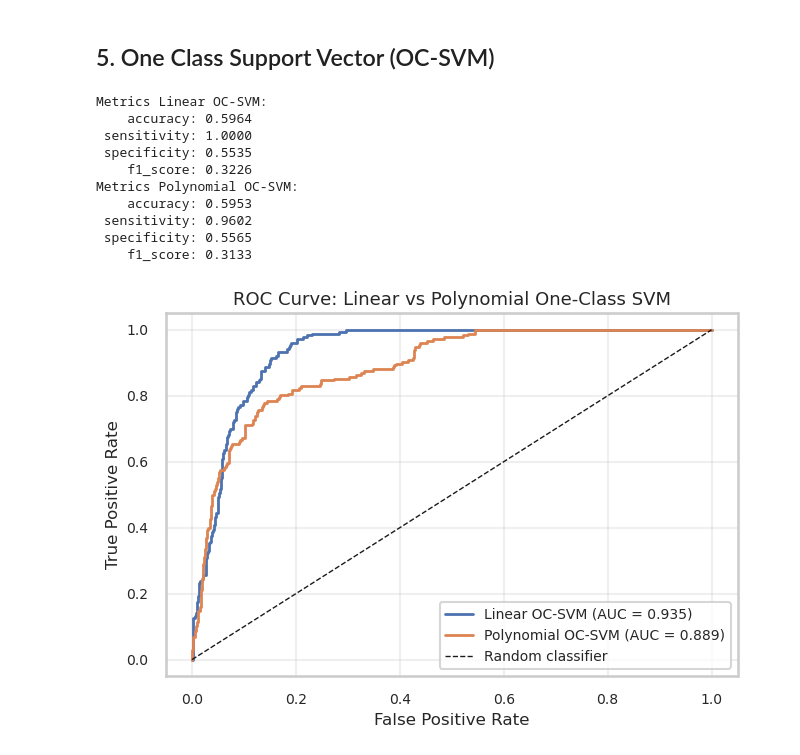
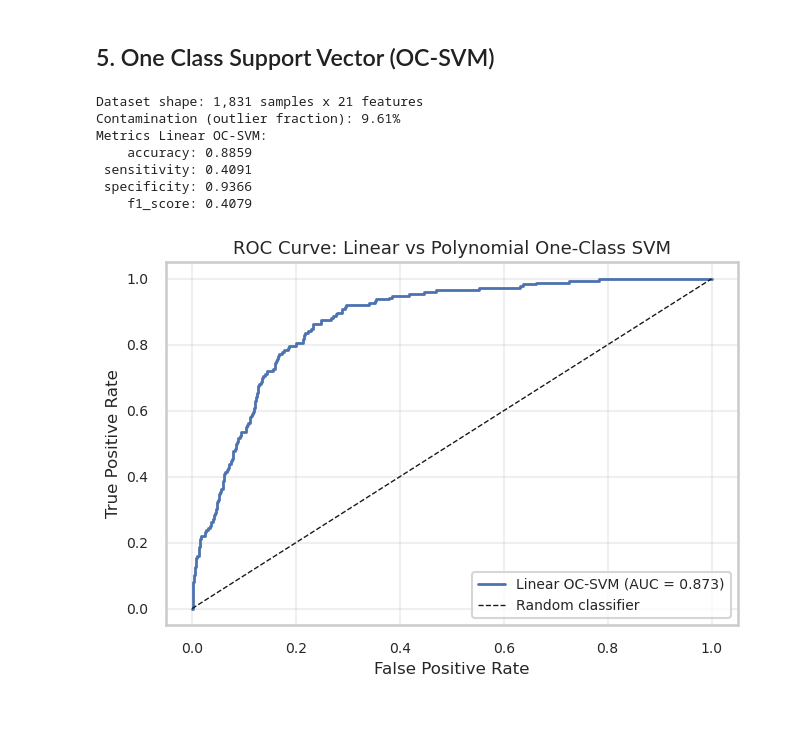
Before and after one commit to JuanMarcosRamirez/xmlad, a Jupyter notebook: 02_anomaly_detection.ipynb, the cells around one changed output. Cells and saved outputs as stored; diff of their text form; code cells hidden in the pictures; blank space fills up the shorter version.

```diff
--- a/02_anomaly_detection.ipynb
+++ b/02_anomaly_detection.ipynb
@@ -394,23 +394,19 @@ Metrics:
 X_ocsvm = np.load("datasets/6_cardio/X.npy")
 y_true = np.load("datasets/6_cardio/y.npy").ravel()
 
+contamination = np.mean(y_true == 1)
+print(f"Dataset shape: {X_ocsvm.shape[0]:,} samples x {X_ocsvm.shape[1]:,} features")
+print(f"Contamination (outlier fraction): {contamination:.2%}")
+
 # Ground-truth convention:
 #   1 = outlier, 0 = inlier
 # Change to outlier_label = -1 if your dataset uses {-1, 1}.
 outlier_label = 1
 y_bin = y_true == outlier_label
-
 # ------------------------------------------------------------
 # Fit One-Class SVM models
 # ------------------------------------------------------------
-ocsvm_linear = OneClassSVM(gamma="auto").fit(X_ocsvm)
-
-ocsvm_poly = OneClassSVM(
-    kernel="poly",
-    degree=3,
-    gamma="auto",
-).fit(X_ocsvm)
-
+ocsvm_linear = OneClassSVM(gamma="auto", nu = contamination).fit(X_ocsvm)
 # ------------------------------------------------------------
 # Continuous anomaly scores
 # Larger score = more anomalous
@@ -418,12 +414,9 @@ ocsvm_poly = OneClassSVM(
 # so we negate it for ROC analysis.
 # ------------------------------------------------------------
 scores_linear = -ocsvm_linear.decision_function(X_ocsvm).ravel()
-scores_poly = ocsvm_poly.decision_function(X_ocsvm).ravel()
-
 # Optional binary predictions
 y_pred_linear = ocsvm_linear.predict(X_ocsvm) == -1
-y_pred_poly = ocsvm_poly.predict(X_ocsvm) == 1
-
+# ------------------------------------------------------------
 metrics, cm, (tn, fp, fn, tp) = evaluate_outlier_detection(y_bin, y_pred_linear)
 metrics = {
         "accuracy": accuracy_score(y_bin, y_pred_linear),
@@ -432,61 +425,37 @@ metrics = {
         "f1_score": f1_score(y_bin, y_pred_linear, zero_division=0),
     }
 # Metrics
 metric_names = ["accuracy", "sensitivity", "specificity", "f1_score"]
 metric_values = [metrics[m] for m in metric_names]
 print("Metrics Linear OC-SVM:")
 for name, value in metrics.items():
     print(f"{name:>12}: {value:.4f}")
-
-
-metrics, cm, (tn, fp, fn, tp) = evaluate_outlier_detection(y_bin, y_pred_linear)
-metrics = {
-        "accuracy": accuracy_score(y_bin, y_pred_poly),
-        "sensitivity": recall_score(y_bin, y_pred_poly, zero_division=0),
-        "specificity": recall_score(~y_bin, ~y_pred_poly, zero_division=0),  # same as recall
-        "f1_score": f1_score(y_bin, y_pred_poly, zero_division=0),
-    }
-# Metrics
-metric_names = ["accuracy", "sensitivity", "specificity", "f1_score"]
-metric_values = [metrics[m] for m in metric_names]
-print("Metrics Polynomial OC-SVM:")
-for name, value in metrics.items():
-    print(f"{name:>12}: {value:.4f}")
-
 # ------------------------------------------------------------
 # ROC curves and AUC
 # ------------------------------------------------------------
 fpr_linear, tpr_linear, _ = roc_curve(y_bin, scores_linear)
 auc_linear = auc(fpr_linear, tpr_linear)
-
-fpr_poly, tpr_poly, _ = roc_curve(y_bin, scores_poly)
-auc_poly = auc(fpr_poly, tpr_poly)
-
 # ------------------------------------------------------------
 # Plot
 # ------------------------------------------------------------
 plt.figure(figsize=(7, 5))
 plt.plot(fpr_linear, tpr_linear, lw=2, label=f"Linear OC-SVM (AUC = {auc_linear:.3f})")
-plt.plot(fpr_poly, tpr_poly, lw=2, label=f"Polynomial OC-SVM (AUC = {auc_poly:.3f})")
 plt.plot([0, 1], [0, 1], "k--", lw=1, label="Random classifier")
 
 plt.xlabel("False Positive Rate", fontsize=12)
 plt.ylabel("True Positive Rate", fontsize=12)
 plt.title("ROC Curve: Linear vs Polynomial One-Class SVM", fontsize=13)
 plt.legend(fontsize=10, loc="lower right")
 plt.grid(alpha=0.3)
 plt.tight_layout()
 plt.tick_params(axis="both", labelsize=10)
 plt.show()
 # %% [output]
+Dataset shape: 1,831 samples x 21 features
+Contamination (outlier fraction): 9.61%
 Metrics Linear OC-SVM:
-    accuracy: 0.5964
- sensitivity: 1.0000
- specificity: 0.5535
-    f1_score: 0.3226
-Metrics Polynomial OC-SVM:
-    accuracy: 0.5953
- sensitivity: 0.9602
- specificity: 0.5565
-    f1_score: 0.3133
+    accuracy: 0.8859
+ sensitivity: 0.4091
+ specificity: 0.9366
+    f1_score: 0.4079
-[figure, old version]
+[figure, new version]
```
